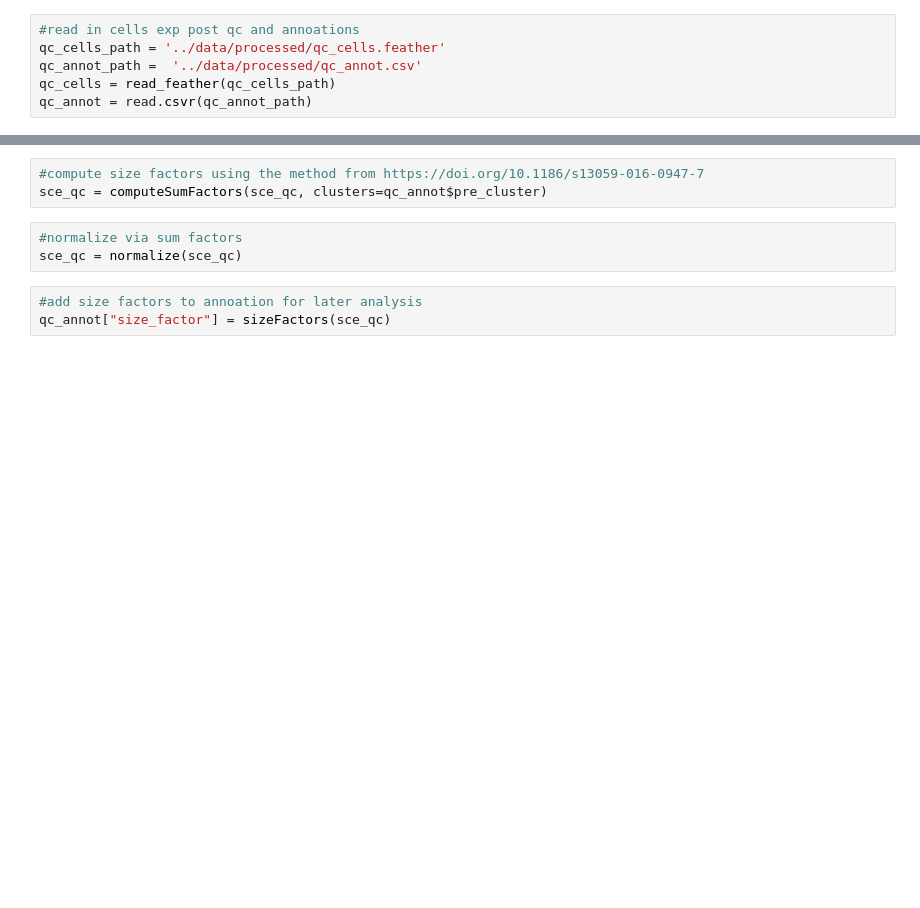
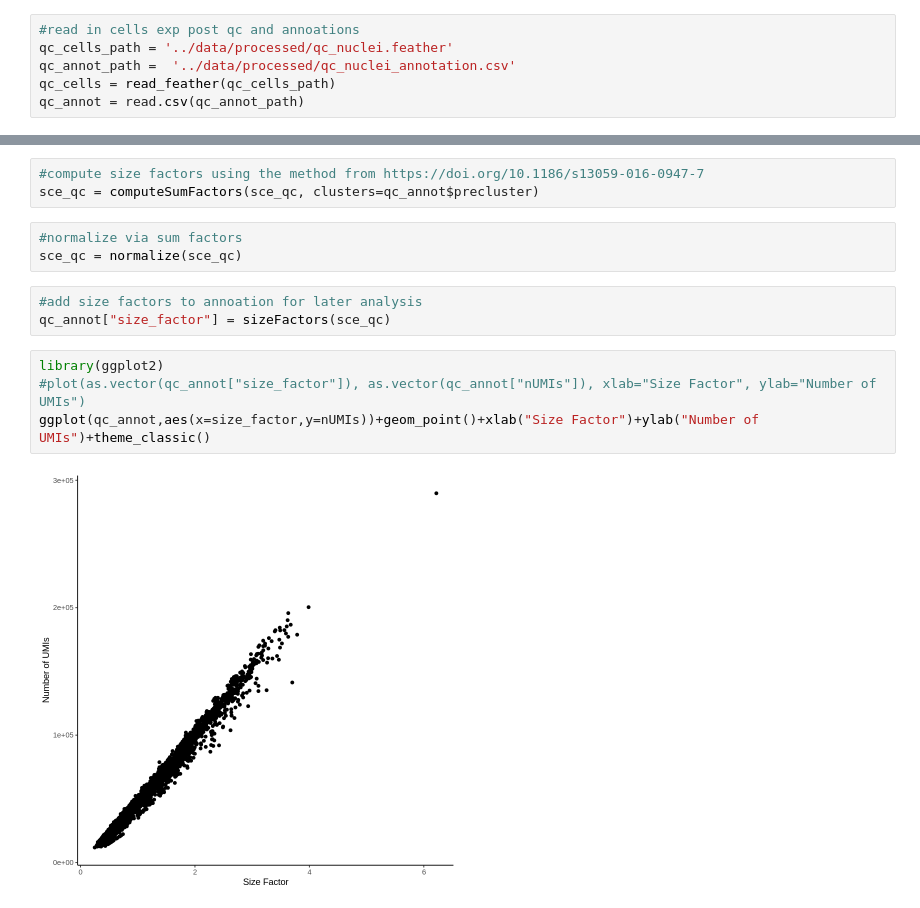
Before and after one commit to pfenninglab/nhp_snrna_striatum_analysis, a Jupyter notebook: analysis/scran_normalization.ipynb, the cells around one changed output, grey strips where cells are left out. Saved outputs shown, nothing was run; the diff lists cells and outputs as text; blank space fills up the shorter version.

Commit message:
added finished preclustering,qc,and normalization

```diff
--- a/analysis/scran_normalization.ipynb
+++ b/analysis/scran_normalization.ipynb
@@ -22,19 +22,25 @@ The following objects are masked from ‘package:base’:
 # %%
 #read in cells exp post qc and annoations
-qc_cells_path = '../data/processed/qc_cells.feather'
-qc_annot_path =  '../data/processed/qc_annot.csv'
+qc_cells_path = '../data/processed/qc_nuclei.feather'
+qc_annot_path =  '../data/processed/qc_nuclei_annotation.csv'
 qc_cells = read_feather(qc_cells_path)
-qc_annot = read.csvr(qc_annot_path)
+qc_annot = read.csv(qc_annot_path)
 # %%
 #create a SingleCell experiment object
 sce_qc = SingleCellExperiment(list(counts=t(as.matrix(qc_cells))))
 # %%
 #compute size factors using the method from https://doi.org/10.1186/s13059-016-0947-7
-sce_qc = computeSumFactors(sce_qc, clusters=qc_annot$pre_cluster)
+sce_qc = computeSumFactors(sce_qc, clusters=qc_annot$precluster)
 # %%
 #normalize via sum factors
 sce_qc = normalize(sce_qc)
 # %%
 #add size factors to annoation for later analysis
 qc_annot["size_factor"] = sizeFactors(sce_qc)
+# %%
+library(ggplot2)
+#plot(as.vector(qc_annot["size_factor"]), as.vector(qc_annot["nUMIs"]), xlab="Size Factor", ylab="Number of UMIs")
+ggplot(qc_annot,aes(x=size_factor,y=nUMIs))+geom_point()+xlab("Size Factor")+ylab("Number of UMIs")+theme_classic()
+# %% [output]
+[figure, added]
 # %%
```
Also changed, not shown: parts of 6 cells of this notebook, 1 other file.
